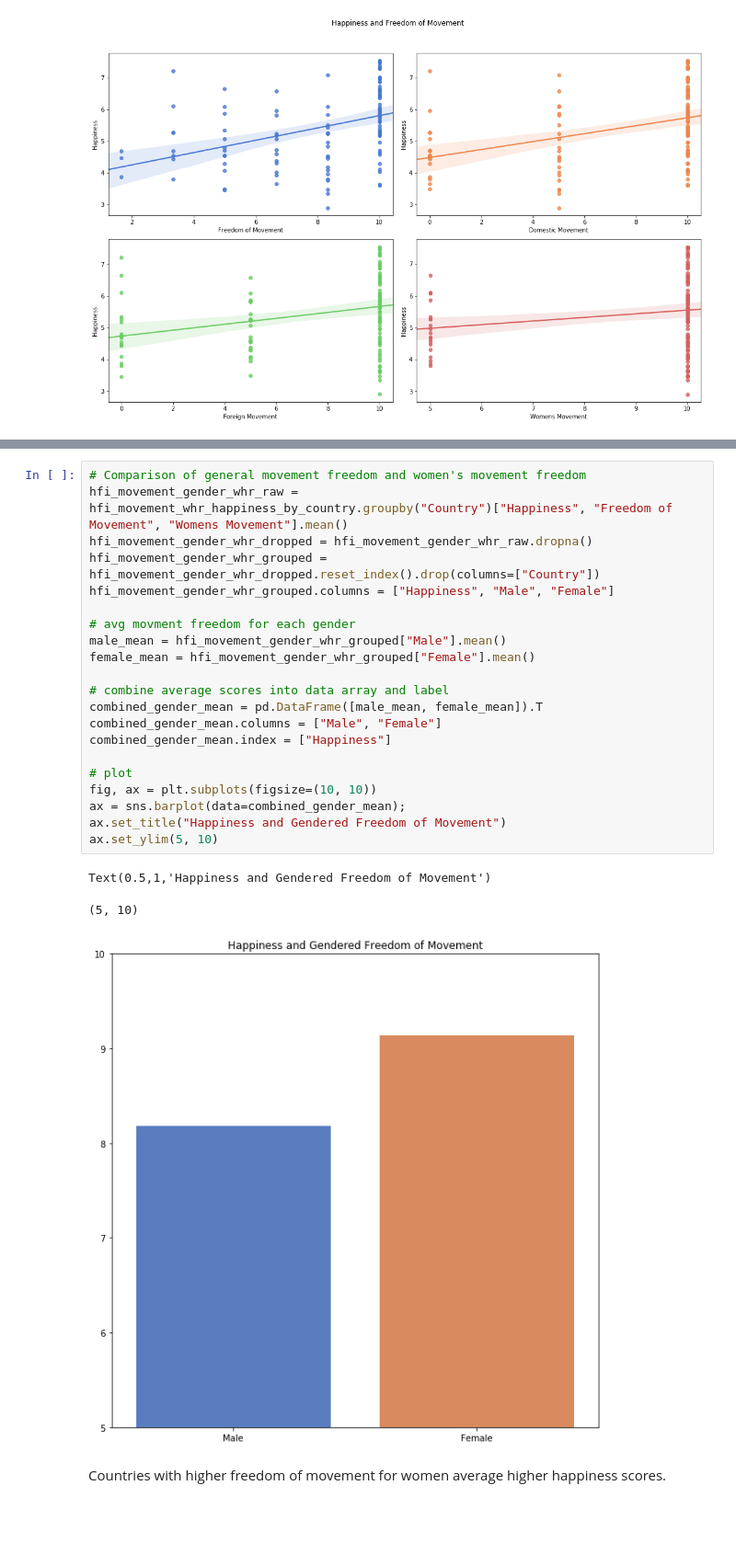
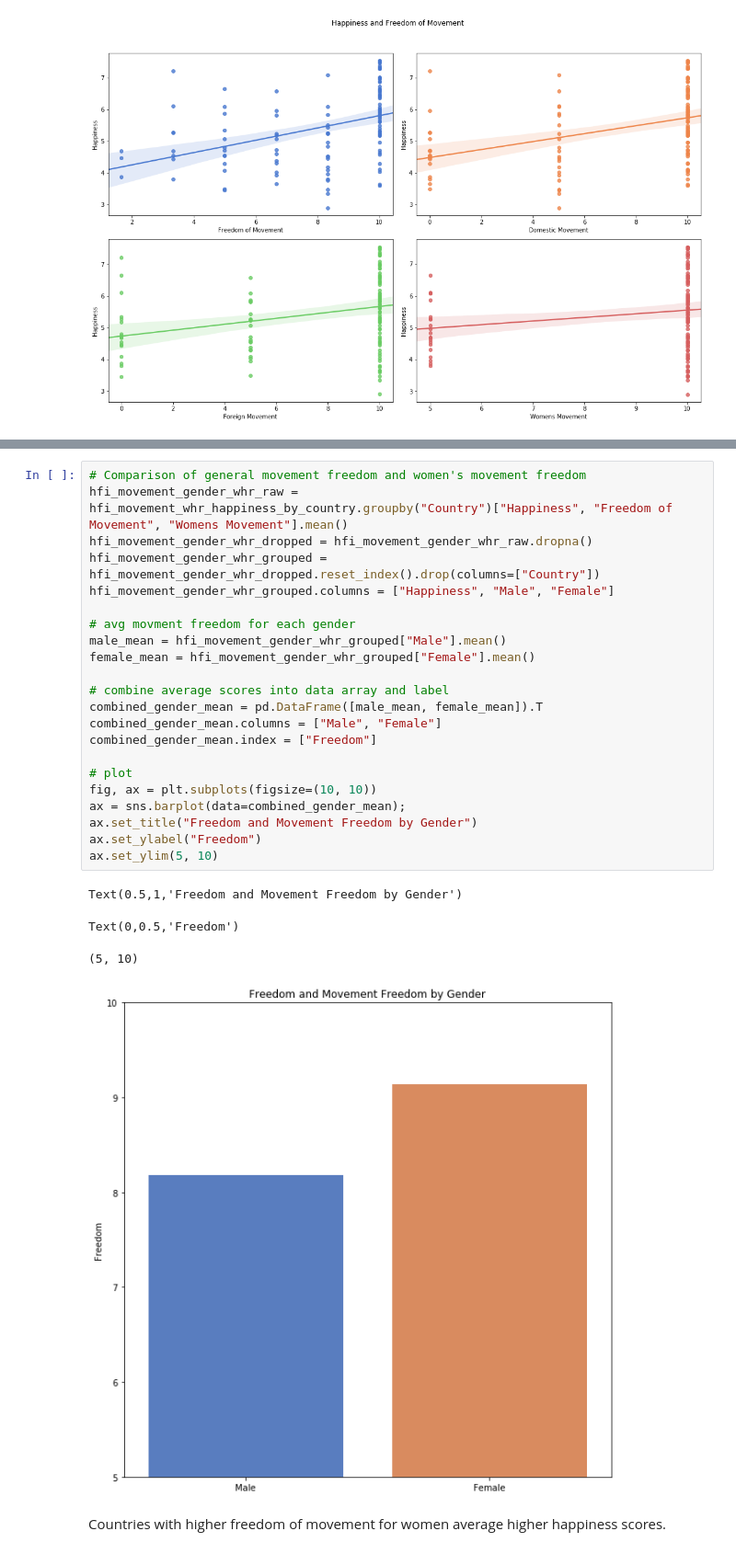
Before and after one commit to jbratcher/happiness_and_freedom, a Jupyter notebook: Happiness_Freedom.ipynb, the cells around one changed output, grey strips where cells are left out. Shown at 92% size. Saved outputs shown, nothing was run; the diff lists cells and outputs as text; blank space fills up the shorter version.

```diff
--- a/Happiness_Freedom.ipynb
+++ b/Happiness_Freedom.ipynb
@@ -505,28 +513,30 @@ Domestic travel has the strongest correlation with happiness which seems to be a
 # %%
 # Comparison of general movement freedom and women's movement freedom
 hfi_movement_gender_whr_raw = hfi_movement_whr_happiness_by_country.groupby("Country")["Happiness", "Freedom of Movement", "Womens Movement"].mean()
 hfi_movement_gender_whr_dropped = hfi_movement_gender_whr_raw.dropna()
 hfi_movement_gender_whr_grouped = hfi_movement_gender_whr_dropped.reset_index().drop(columns=["Country"])
 hfi_movement_gender_whr_grouped.columns = ["Happiness", "Male", "Female"]
 
 # avg movment freedom for each gender
 male_mean = hfi_movement_gender_whr_grouped["Male"].mean()
 female_mean = hfi_movement_gender_whr_grouped["Female"].mean()
 
 # combine average scores into data array and label
 combined_gender_mean = pd.DataFrame([male_mean, female_mean]).T
 combined_gender_mean.columns = ["Male", "Female"]
-combined_gender_mean.index = ["Happiness"]
+combined_gender_mean.index = ["Freedom"]
 
 # plot
 fig, ax = plt.subplots(figsize=(10, 10))
 ax = sns.barplot(data=combined_gender_mean);
-ax.set_title("Happiness and Gendered Freedom of Movement")
+ax.set_title("Freedom and Movement Freedom by Gender")
+ax.set_ylabel("Freedom")
 ax.set_ylim(5, 10)
 # %% [output]
-Text(0.5,1,'Happiness and Gendered Freedom of Movement')
+Text(0.5,1,'Freedom and Movement Freedom by Gender')
-(5, 10)
+Text(0,0.5,'Freedom')
+(5, 10)
-[figure, old version]
+[figure, new version]
 # %% [markdown]
 Countries with higher freedom of movement for women average higher happiness scores.
 # %% [markdown]
```
Also changed, not shown: parts of 17 cells of this notebook, 1 other file.
